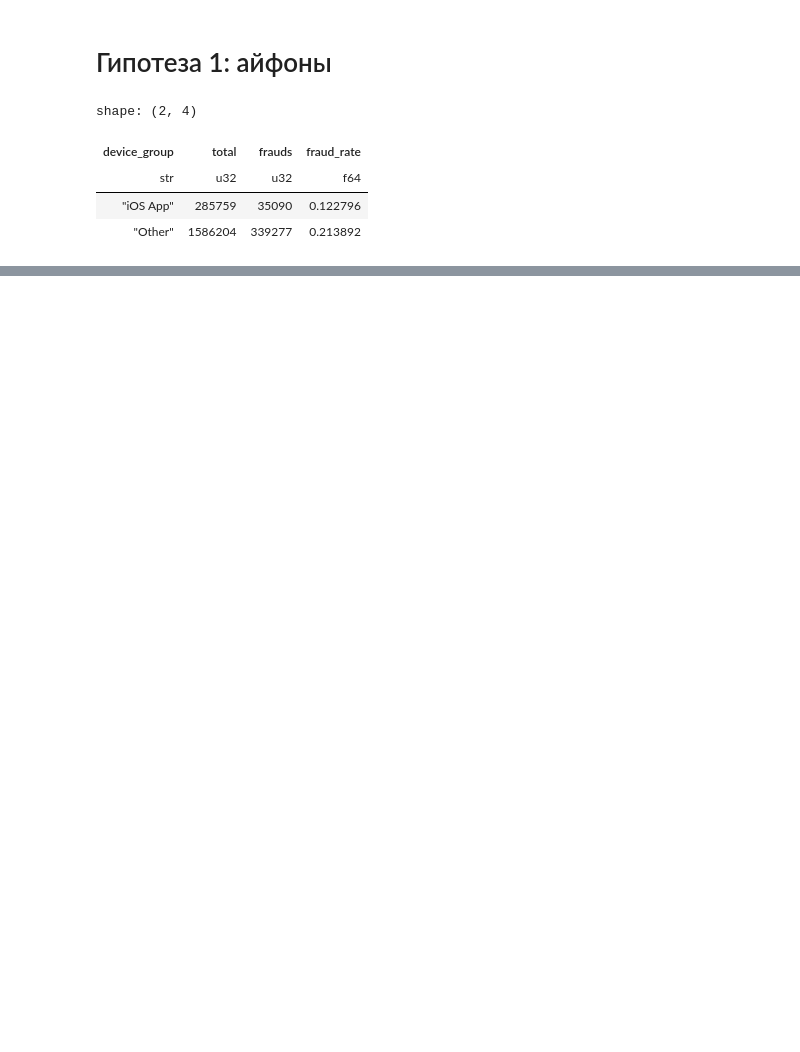
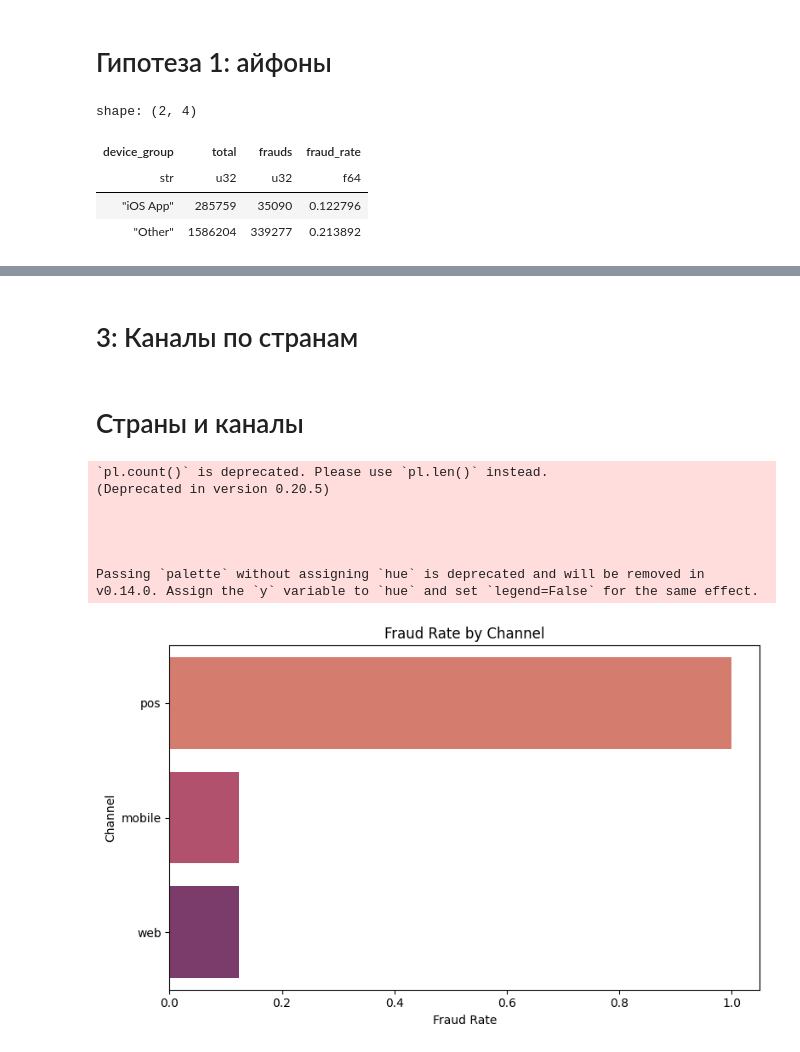
Before and after one commit to izelin50/aiexamds, a Jupyter notebook: eda.ipynb, the cells around one changed output, grey strips where cells are left out. Cells and saved outputs as stored; diff of their text form; code cells hidden in the pictures; blank space fills up the shorter version.

```diff
--- a/eda.ipynb
+++ b/eda.ipynb
@@ -84,0 +127,40 @@ fig.show()
+# %% [markdown]
+# 3: Каналы по странам
+# %% [markdown]
+# Страны и каналы
+# %%
+channel_stats = (
+    df
+    .filter(pl.col("channel").is_not_null())
+    .group_by("channel")
+    .agg([
+        pl.count().alias("total_tx"),
+        pl.col("is_fraud").sum().alias("fraud_count")
+    ])
+    .with_columns([
+        (pl.col("fraud_count") / pl.col("total_tx")).alias("fraud_rate")
+    ])
+    .sort("fraud_rate", descending=True)
+    .to_pandas()
+)
+
+
+plt.figure(figsize=(8, 5))
+sns.barplot(
+    data=channel_stats.sort_values("fraud_rate", ascending=False),
+    x="fraud_rate", y="channel", palette="flare"
+)
+plt.xlabel("Fraud Rate")
+plt.ylabel("Channel")
+plt.title("Fraud Rate by Channel")
+plt.tight_layout()
+plt.show()
+# %% [output]
+`pl.count()` is deprecated. Please use `pl.len()` instead.
+(Deprecated in version 0.20.5)
+
+
+
+
+Passing `palette` without assigning `hue` is deprecated and will be removed in v0.14.0. Assign the `y` variable to `hue` and set `legend=False` for the same effect.
+[figure, added]
```
Also changed, not shown: parts of 14 cells of this notebook.
